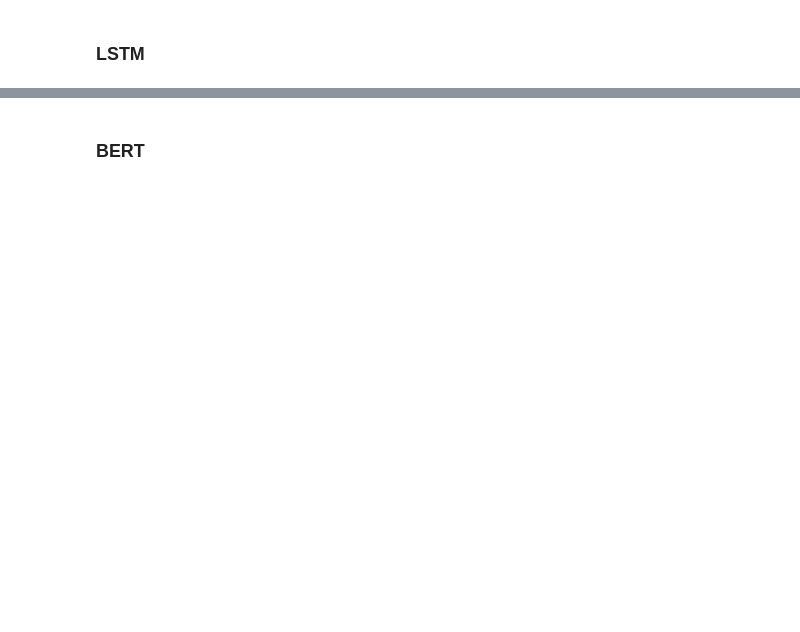
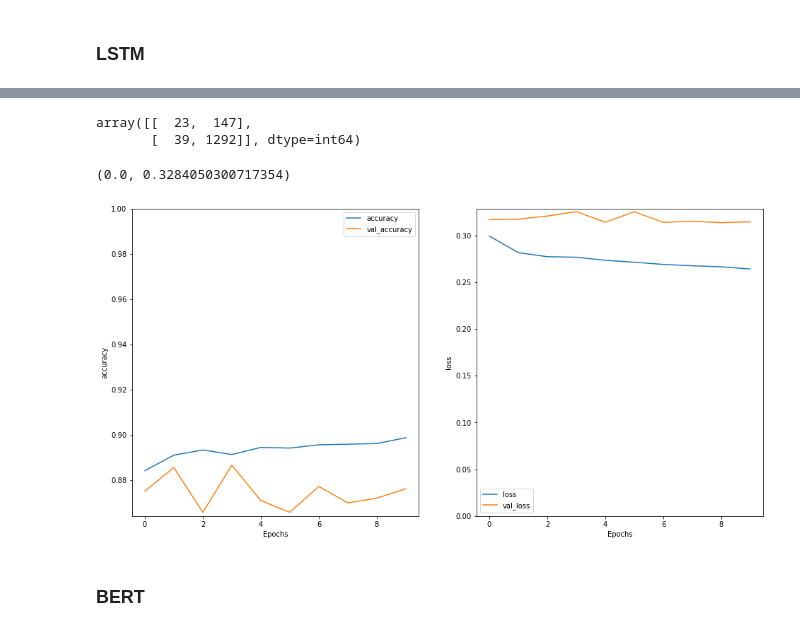
Before and after one commit to mariamaOlive/sentiment-analysis, a Jupyter notebook: classificadores.ipynb, the cells around one changed output, grey strips where cells are left out. Drawn from its saved outputs; the diff is of its cells as text; code cells hidden in the pictures; blank space fills up the shorter version.

Commit message:
CNN e LSTM

```diff
--- a/classificadores.ipynb
+++ b/classificadores.ipynb
@@ -366,0 +658,16 @@ predictions = model.predict(np.array([sample_text]))
+# %%
+model_LSTM1 = tf.keras.Sequential([
+    encoder_1,
+    tf.keras.layers.Embedding(
+        input_dim=len(encoder_1.get_vocabulary()),
+        output_dim=64,
+        # Use masking to handle the variable sequence lengths
+        mask_zero=True),
+    tf.keras.layers.Bidirectional(tf.keras.layers.LSTM(64)),
+    tf.keras.layers.Dense(64, activation='relu'),
+    tf.keras.layers.Dense(1, activation='sigmoid')
+])
+# %%
+model_LSTM1.compile(loss=tf.keras.losses.BinaryCrossentropy(from_logits=True),
+              optimizer=tf.keras.optimizers.Adam(1e-4),
+              metrics=['accuracy'])
@@ -366,0 +676,6 @@ predictions = model.predict(np.array([sample_text]))
+# %%
+history = model_LSTM1.fit(X_train_join[1], y_train, epochs=10,
+                    batch_size = 32,
+                    validation_data= (X_test_join[1], y_test),
+                    validation_steps=30
+                    )
@@ -367,2 +729,18 @@ predictions = model.predict(np.array([sample_text]))
+# %%
+confusion_matrix(y_test, result)
+# %% [output]
+array([[  23,  147],
+       [  39, 1292]], dtype=int64)
+# %%
+plt.figure(figsize=(16, 8))
+plt.subplot(1, 2, 1)
+plot_graphs(history, 'accuracy')
+plt.ylim(None, 1)
+plt.subplot(1, 2, 2)
+plot_graphs(history, 'loss')
+plt.ylim(0, None)
+# %% [output]
+(0.0, 0.3284050300717354)
+[figure, added]
 # %% [markdown]
 ### BERT
```
Also changed, not shown: parts of 49 cells of this notebook.
